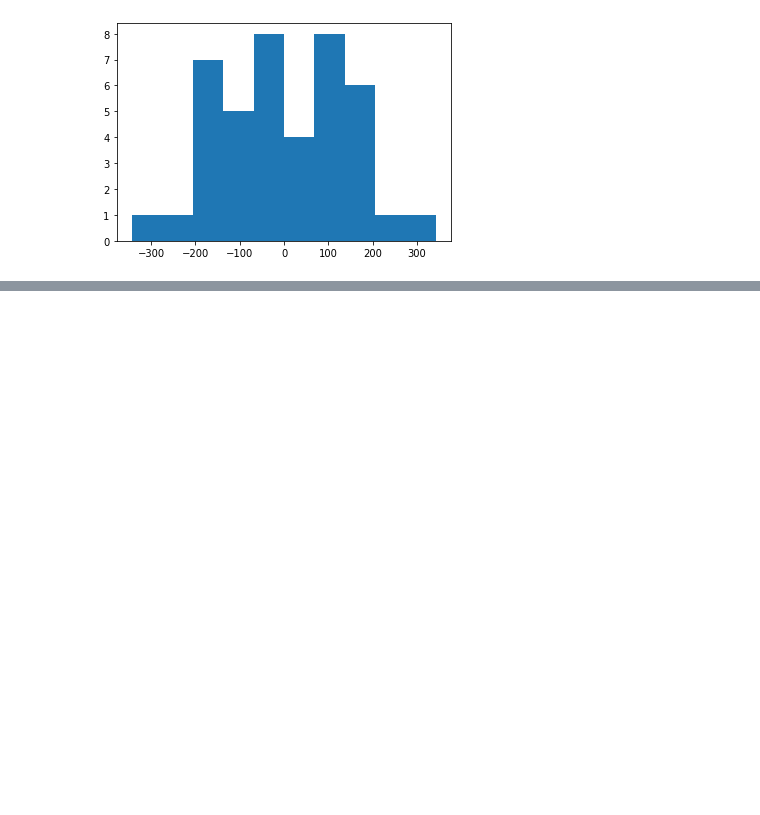
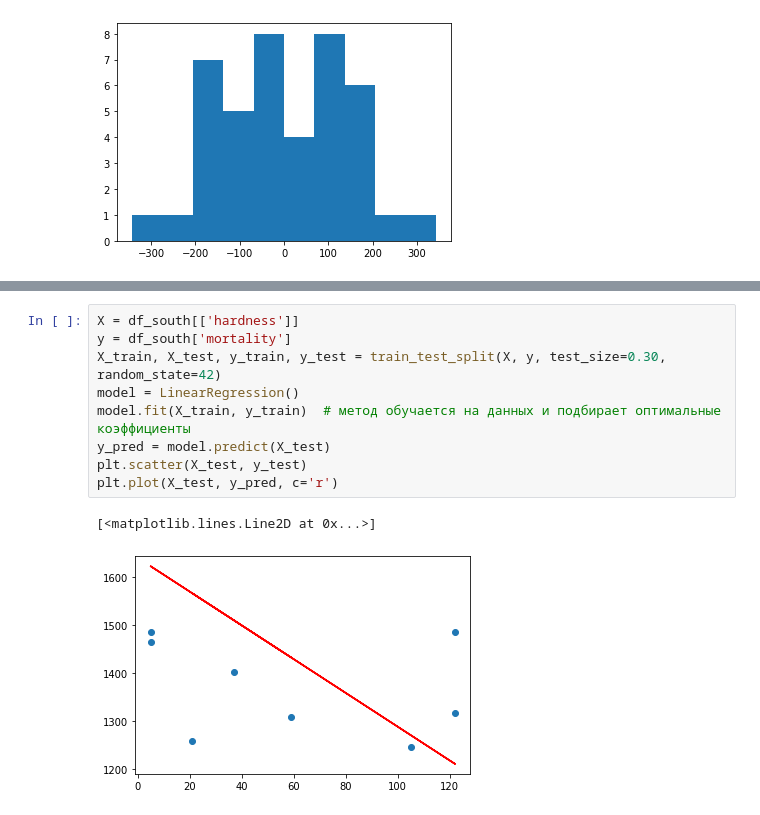
Before and after one commit to helicob/holodilnik, a Jupyter notebook: corr_regr_hmwrk.ipynb, the cells around one changed output, grey strips where cells are left out. Cells and saved outputs as stored; diff of their text form; blank space fills up the shorter version.

```diff
--- a/corr_regr_hmwrk.ipynb
+++ b/corr_regr_hmwrk.ipynb
@@ -116,0 +140,12 @@ plt.hist(results.resid)
+# %%
+X = df_south[['hardness']]
+y = df_south['mortality']
+X_train, X_test, y_train, y_test = train_test_split(X, y, test_size=0.30, random_state=42)
+model = LinearRegression()
+model.fit(X_train, y_train)  # метод обучается на данных и подбирает оптимальные коэффициенты
+y_pred = model.predict(X_test)
+plt.scatter(X_test, y_test)
+plt.plot(X_test, y_pred, c='r')
+# %% [output]
+[<matplotlib.lines.Line2D at 0x...>]
+[figure, added]
```
Also changed, not shown: parts of 10 cells of this notebook.
